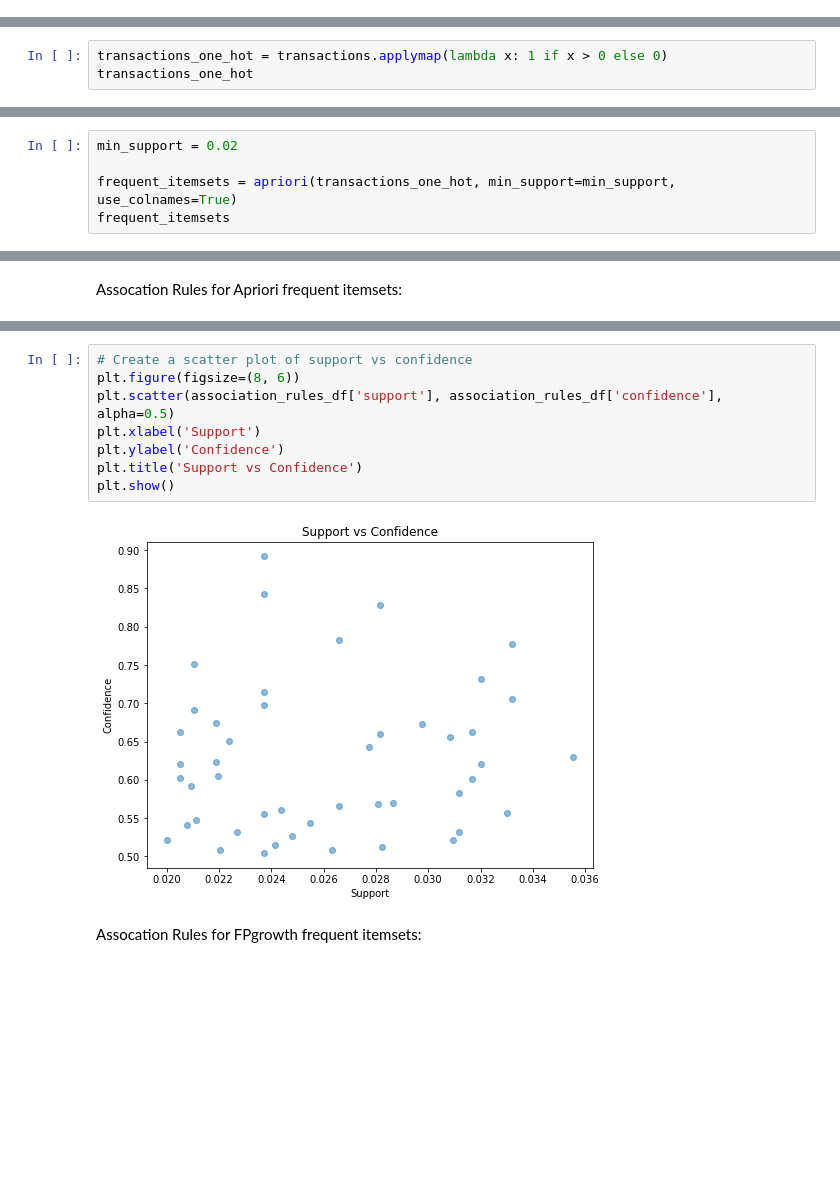
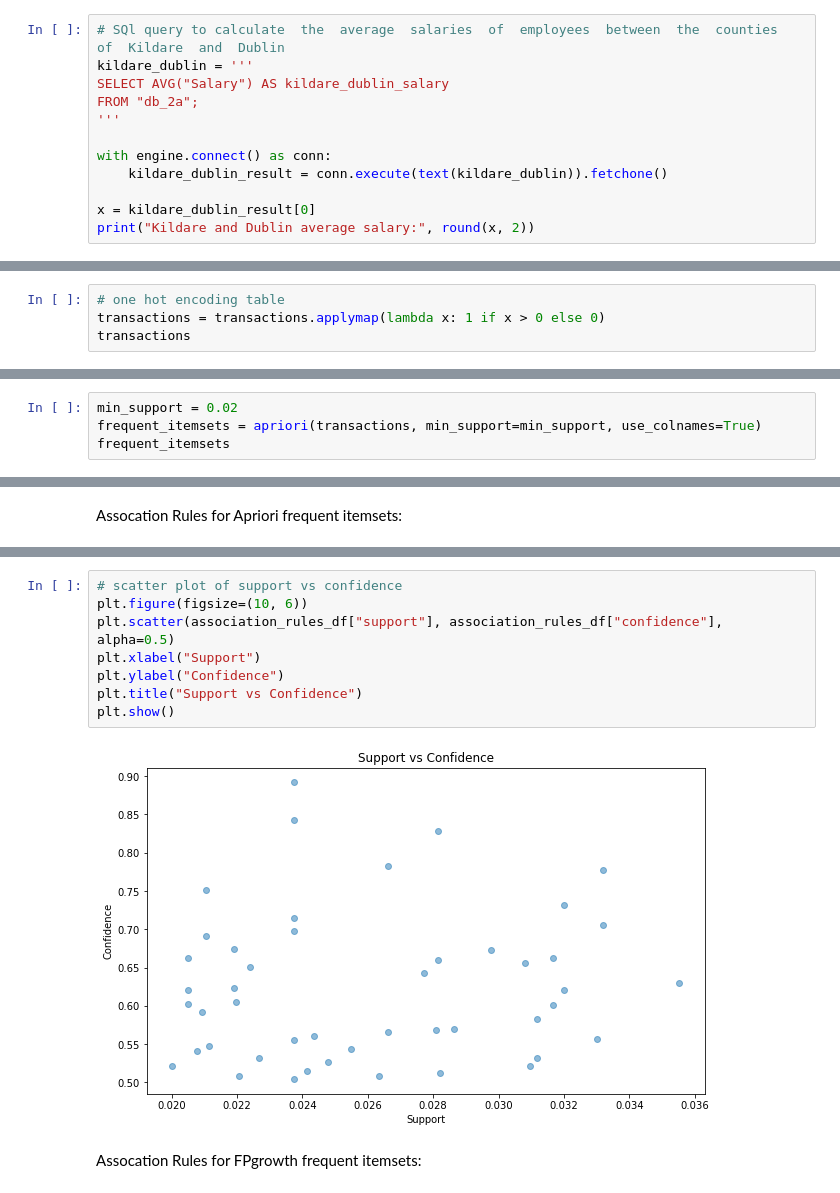
Before and after one commit to seankendall/UCD_Data_Mining, a Jupyter notebook: Practical 2/Practical2.ipynb, the cells around one changed output, grey strips where cells are left out. Cells and saved outputs as stored; diff of their text form; blank space fills up the shorter version.

```diff
--- a/Practical 2/Practical2.ipynb
+++ b/Practical 2/Practical2.ipynb
@@ -91,0 +106,12 @@ The avergae salary of female management staff is 74333.33
+# %%
+# SQl query to calculate  the  average  salaries  of  employees  between  the  counties  of  Kildare  and  Dublin
+kildare_dublin = '''
+SELECT AVG("Salary") AS kildare_dublin_salary
+FROM "db_2a";
+'''
+
+with engine.connect() as conn:
+    kildare_dublin_result = conn.execute(text(kildare_dublin)).fetchone()
+
+x = kildare_dublin_result[0]
+print("Kildare and Dublin average salary:", round(x, 2))
@@ -587,8 +627,9 @@ transactions
 | 9999 | 0 | 0.0 | 0 | 0.0 | 0 | 0 | 0 | 0 | 0 | 0 | ... |
 14244 rows × 1164 columns
 # %%
-transactions_one_hot = transactions.applymap(lambda x: 1 if x > 0 else 0)
-transactions_one_hot
+# one hot encoding table
+transactions = transactions.applymap(lambda x: 1 if x > 0 else 0)
+transactions
 # %% [output]
 | StockCode | 10125 | 10133 | 10135 | 11001 | 15034 | 15036 | 15039 | 16008 | 16011 | 16012 | ... |
 | NewInvoiceNo |  |  |  |  |  |  |  |  |  |  | ... |
@@ -616,8 +657,7 @@ import seaborn as sns
 0.02 (2%). In your answer, comment on the frequent itemsets.
 # %%
 min_support = 0.02
-
-frequent_itemsets = apriori(transactions_one_hot, min_support=min_support, use_colnames=True)
+frequent_itemsets = apriori(transactions, min_support=min_support, use_colnames=True)
 frequent_itemsets
 # %% [output]
 |  | support | itemsets |
@@ -674,15 +736,15 @@ association_rules_df.head()
 | 3 | (22384) | (20727) | 0.059323 | 0.069363 | 0.030960 | 0.521893 | 7.524141 | ... |
 | 4 | (21733) | (85123A) | 0.044229 | 0.129598 | 0.029767 | 0.673016 | 5.193087 | ... |
 # %%
-# Create a scatter plot of support vs confidence
-plt.figure(figsize=(8, 6))
-plt.scatter(association_rules_df['support'], association_rules_df['confidence'], alpha=0.5)
-plt.xlabel('Support')
-plt.ylabel('Confidence')
-plt.title('Support vs Confidence')
+# scatter plot of support vs confidence
+plt.figure(figsize=(10, 6))
+plt.scatter(association_rules_df["support"], association_rules_df["confidence"], alpha=0.5)
+plt.xlabel("Support")
+plt.ylabel("Confidence")
+plt.title("Support vs Confidence")
 plt.show()
 # %% [output]
-[figure, old version]
+[figure, new version]
 # %% [markdown]
 Assocation Rules for FPgrowth frequent itemsets:
 # %%
```
Also changed, not shown: parts of 45 cells of this notebook, 1 other file.
